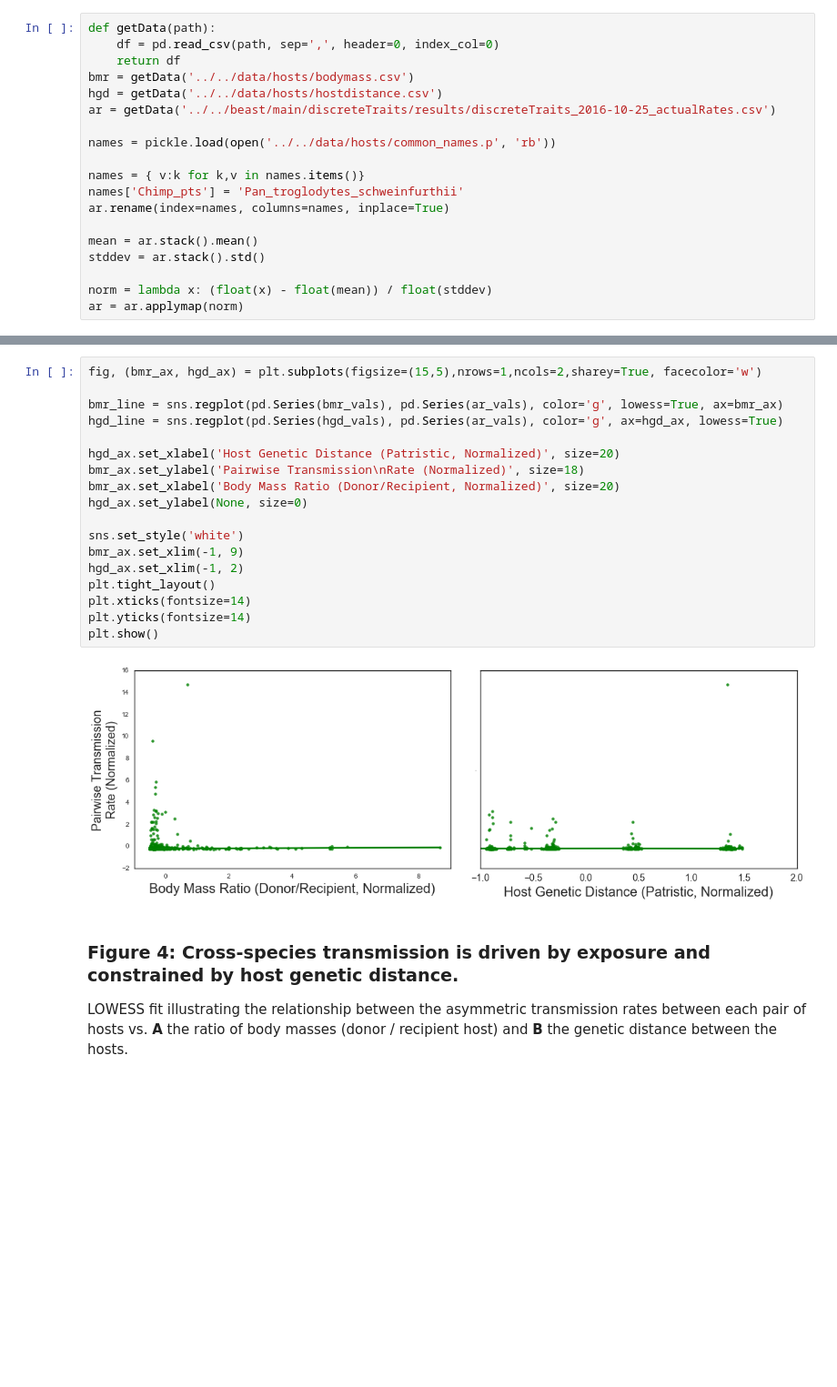
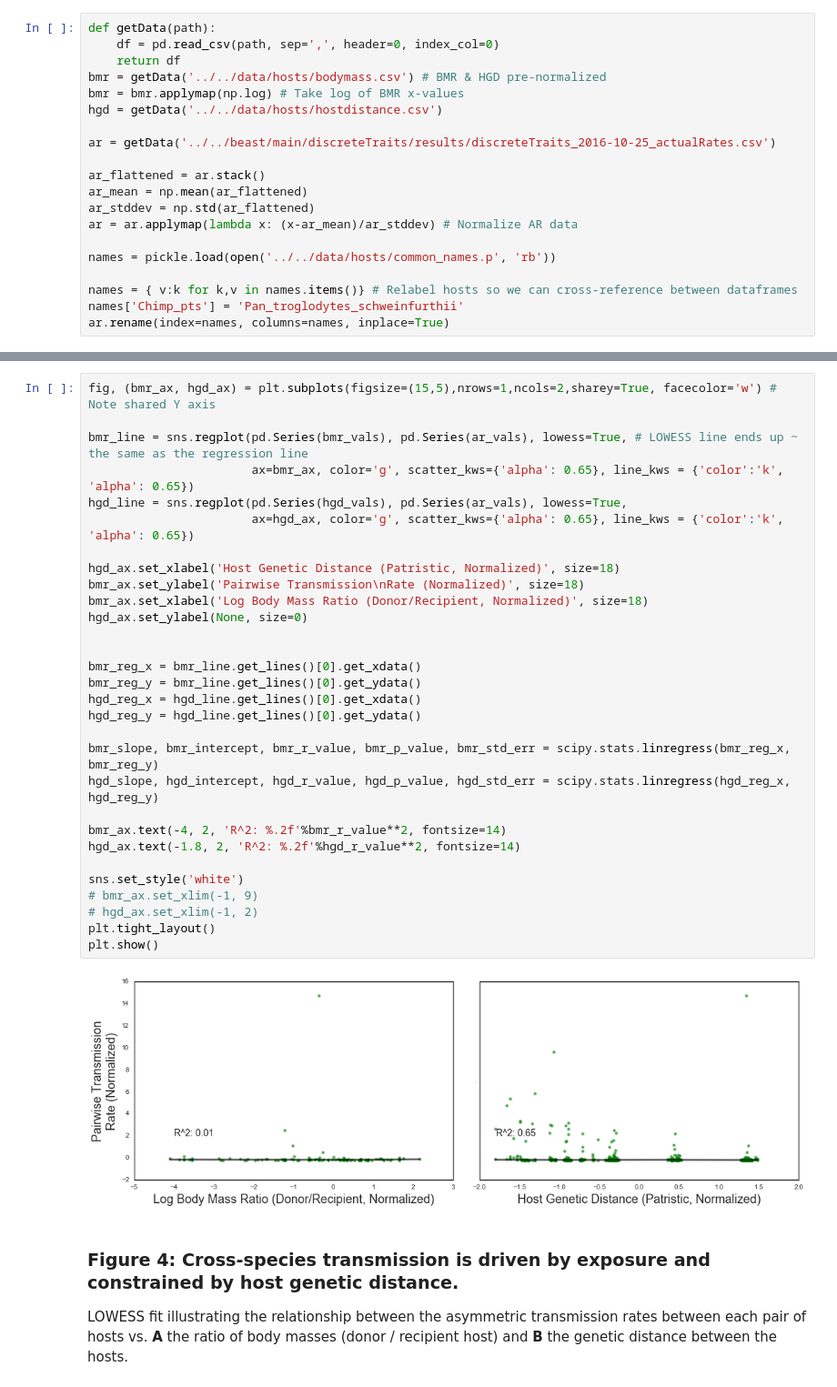
Before and after one commit to blab/siv-cst, a Jupyter notebook: figures/predictors/predictor_scatterplots.ipynb, the cells around one changed output, grey strips where cells are left out. Shown: that part at 91% size. Saved outputs shown, nothing was run; the diff lists cells and outputs as text; blank space fills up the shorter version.

Commit message:
Put body mass ratios on a log scale, adjust colors.

```diff
--- a/figures/predictors/predictor_scatterplots.ipynb
+++ b/figures/predictors/predictor_scatterplots.ipynb
@@ -9,19 +10,20 @@ import pickle
 def getData(path):
     df = pd.read_csv(path, sep=',', header=0, index_col=0)
     return df
-bmr = getData('../../data/hosts/bodymass.csv')
+bmr = getData('../../data/hosts/bodymass.csv') # BMR & HGD pre-normalized
+bmr = bmr.applymap(np.log) # Take log of BMR x-values
 hgd = getData('../../data/hosts/hostdistance.csv')
+
 ar = getData('../../beast/main/discreteTraits/results/discreteTraits_2016-10-25_actualRates.csv')
+
+ar_flattened = ar.stack()
+ar_mean = np.mean(ar_flattened)
+ar_stddev = np.std(ar_flattened)
+ar = ar.applymap(lambda x: (x-ar_mean)/ar_stddev) # Normalize AR data
 
 names = pickle.load(open('../../data/hosts/common_names.p', 'rb'))
 
-names = { v:k for k,v in names.items()}
+names = { v:k for k,v in names.items()} # Relabel hosts so we can cross-reference between dataframes
 names['Chimp_pts'] = 'Pan_troglodytes_schweinfurthii'
 ar.rename(index=names, columns=names, inplace=True)
-
-mean = ar.stack().mean()
-stddev = ar.stack().std()
-
-norm = lambda x: (float(x) - float(mean)) / float(stddev)
-ar = ar.applymap(norm)
 # %%
@@ -42,25 +45,37 @@ for from_host in hosts:
 assert len(ar_vals)==len(bmr_vals)
 assert len(hgd_vals)==len(bmr_vals)
 # %%
-fig, (bmr_ax, hgd_ax) = plt.subplots(figsize=(15,5),nrows=1,ncols=2,sharey=True, facecolor='w')
+fig, (bmr_ax, hgd_ax) = plt.subplots(figsize=(15,5),nrows=1,ncols=2,sharey=True, facecolor='w') # Note shared Y axis
 
-bmr_line = sns.regplot(pd.Series(bmr_vals), pd.Series(ar_vals), color='g', lowess=True, ax=bmr_ax)
-hgd_line = sns.regplot(pd.Series(hgd_vals), pd.Series(ar_vals), color='g', ax=hgd_ax, lowess=True)
+bmr_line = sns.regplot(pd.Series(bmr_vals), pd.Series(ar_vals), lowess=True, # LOWESS line ends up ~ the same as the regression line
+                       ax=bmr_ax, color='g', scatter_kws={'alpha': 0.65}, line_kws = {'color':'k', 'alpha': 0.65})
+hgd_line = sns.regplot(pd.Series(hgd_vals), pd.Series(ar_vals), lowess=True,
+                       ax=hgd_ax, color='g', scatter_kws={'alpha': 0.65}, line_kws = {'color':'k', 'alpha': 0.65})
 
-hgd_ax.set_xlabel('Host Genetic Distance (Patristic, Normalized)', size=20)
+hgd_ax.set_xlabel('Host Genetic Distance (Patristic, Normalized)', size=18)
 bmr_ax.set_ylabel('Pairwise Transmission\nRate (Normalized)', size=18)
-bmr_ax.set_xlabel('Body Mass Ratio (Donor/Recipient, Normalized)', size=20)
+bmr_ax.set_xlabel('Log Body Mass Ratio (Donor/Recipient, Normalized)', size=18)
 hgd_ax.set_ylabel(None, size=0)
 
+
+bmr_reg_x = bmr_line.get_lines()[0].get_xdata()
+bmr_reg_y = bmr_line.get_lines()[0].get_ydata()
+hgd_reg_x = hgd_line.get_lines()[0].get_xdata()
+hgd_reg_y = hgd_line.get_lines()[0].get_ydata()
+
+bmr_slope, bmr_intercept, bmr_r_value, bmr_p_value, bmr_std_err = scipy.stats.linregress(bmr_reg_x, bmr_reg_y)
+hgd_slope, hgd_intercept, hgd_r_value, hgd_p_value, hgd_std_err = scipy.stats.linregress(hgd_reg_x, hgd_reg_y)
+
+bmr_ax.text(-4, 2, 'R^2: %.2f'%bmr_r_value**2, fontsize=14)
+hgd_ax.text(-1.8, 2, 'R^2: %.2f'%hgd_r_value**2, fontsize=14)
+
 sns.set_style('white')
-bmr_ax.set_xlim(-1, 9)
-hgd_ax.set_xlim(-1, 2)
+# bmr_ax.set_xlim(-1, 9)
+# hgd_ax.set_xlim(-1, 2)
 plt.tight_layout()
-plt.xticks(fontsize=14)
-plt.yticks(fontsize=14)
 plt.show()
 # %% [output]
-[figure, old version]
+[figure, new version]
 # %% [markdown]
 ### Figure 4: Cross-species transmission is driven by exposure and constrained by host genetic distance.
 LOWESS fit illustrating the relationship between the asymmetric transmission rates between each pair of hosts vs. **A** the ratio of body masses (donor / recipient host) and **B** the genetic distance between the hosts.
```
Also changed, not shown: parts of 3 cells of this notebook.
